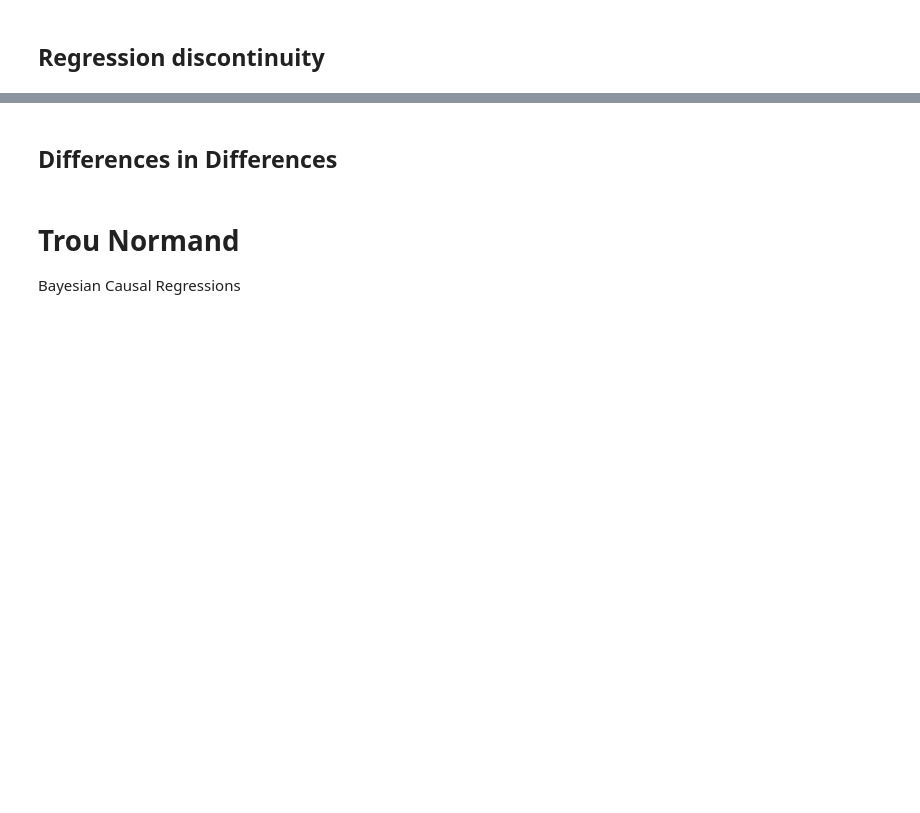
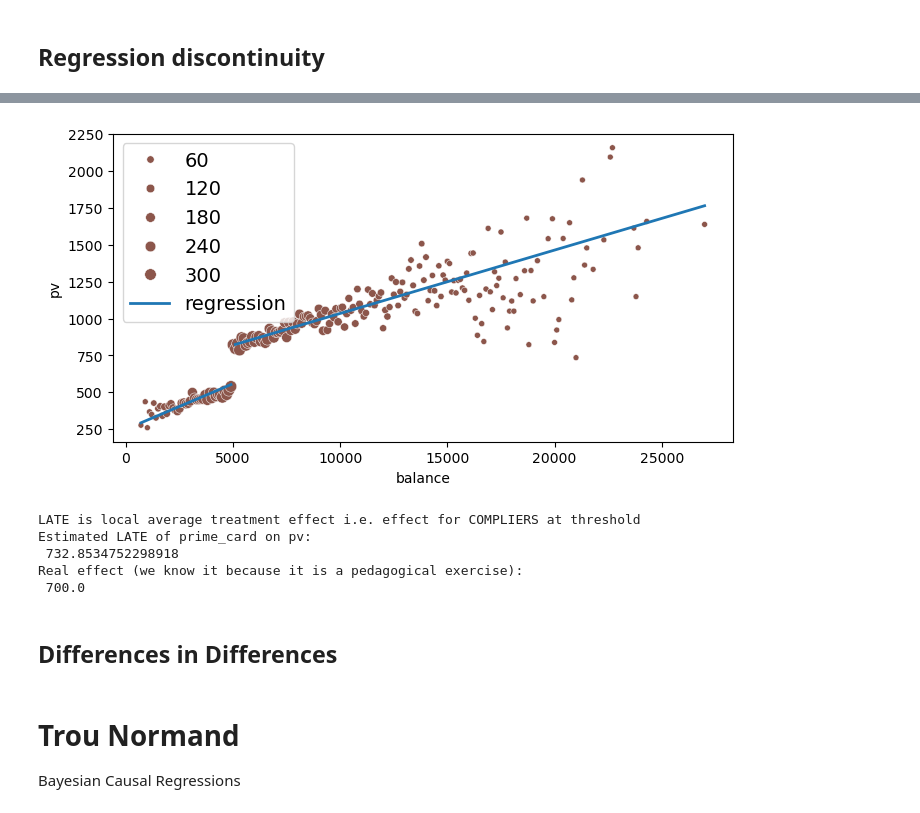
Before and after one commit to santiagoalonso/Data-Mining-TEC, a Jupyter notebook: Python/Python_Causal/DM_Causality.ipynb, the cells around one changed output, grey strips where cells are left out. Saved outputs shown, nothing was run; the diff lists cells and outputs as text; code cells hidden in the pictures; blank space fills up the shorter version.

```diff
--- a/Python/Python_Causal/DM_Causality.ipynb
+++ b/Python/Python_Causal/DM_Causality.ipynb
@@ -60,0 +149,4 @@ Examples:
+# %%
+#Data with discontinuity
+df_dd = pd.read_csv("prime_card_discontinuity.csv")
+df_dd.head()
@@ -60,0 +160,4 @@ Examples:
+# %%
+m = smf.ols(f"pv~balance*I(balance>0)", #I(balance>0) because we substract 5000 below i.e. zero is 5000
+            df_dd.assign(balance = lambda d: d["balance"] - 5000)).fit(cov_type="HC3")
+m.summary() #I(balance>0) estimate tell us if the dep. variable jump is significant
@@ -61,3 +188,47 @@ Examples:
+# %%
+plt_df = df_dd.round({"balance": -2}).assign(size=1).groupby("balance").agg({"pv":"mean", "size": "sum"}).reset_index()
+
+plt.figure(figsize=(8,4))
+sns.scatterplot(data=plt_df, y="pv", x="balance", size="size", color="C5")
+plt.plot(plt_df.query("balance<5000")["balance"], m.predict(plt_df.query("balance<5000").assign(balance = lambda d: d["balance"] - 5000)), color="C0", lw=2, label="regression")
+plt.plot(plt_df.query("balance>5000")["balance"], m.predict(plt_df.query("balance>5000").assign(balance = lambda d: d["balance"] - 5000)), color="C0", lw=2)
+plt.legend(fontsize=14);
+# %% [output]
+[figure, added]
+# %%
+def rdd_iv(data, y, t, r, cutoff):
+
+    centered_df = data.assign(**{r: data[r]-cutoff})
+
+    compliance = smf.ols(f"{t}~{r}*I({r}>0)", centered_df).fit()
+    itte = smf.ols(f"{y}~{r}*I({r}>0)", centered_df).fit() #intention to treat effect
+
+    param = f"I({r} > 0)[T.True]"
+    #The return is the formula of the LATE (local average treatment effect i.e. effect for COMPLIERS at threshold)
+    #It is the itte divided by proportion of compliers.
+    #If % of compliers is 1, LATE is the jump.
+    #If % of compliers is 0.5, the LATE is two times the jump: itte/(1/2) = 2*itte
+    #The latter is unintuitive but there is a proof.
+    #And it makes sense. To observe a fixed jump, and say only half complied,
+    #then that jump, on average, came from only half the sample, the other half
+    #in the itte contributed zero on average, so the compliers contributed twice the mean value
+    #to get the observed itte (remember the itte includes non-compliers i.e. intention to treat)
+    return itte.params[param]/compliance.params[param]
+
+
+print("LATE is local average treatment effect i.e. effect for COMPLIERS at threshold",
+      "\nEstimated LATE of prime_card on pv:\n",
+      rdd_iv(df_dd, y="pv", t="prime_card", r="balance", cutoff=5000),
+     "\nReal effect (we know it because it is a pedagogical / simulated exercise):\n",
+     (df_dd
+      .round({"balance":-2}) # round to nearest hundred
+      .query("balance==5000 & categ=='complier'")["tau"].mean()))
+# %% [output]
+LATE is local average treatment effect i.e. effect for COMPLIERS at threshold
+Estimated LATE of prime_card on pv:
+ 732.8534752298918
+Real effect (we know it because it is a pedagogical exercise):
+ 700.0
 # %% [markdown]
 ## Differences in Differences
 # %% [markdown]
```
Also changed, not shown: parts of 14 cells of this notebook, 5 other files.
